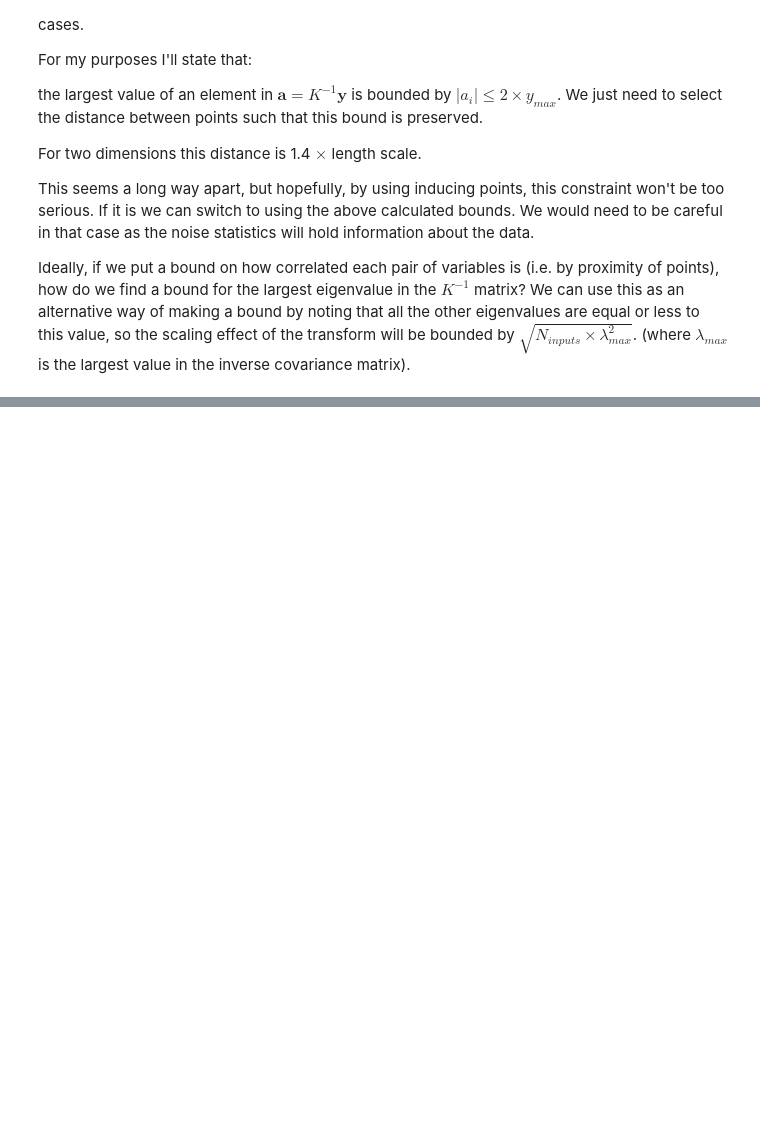
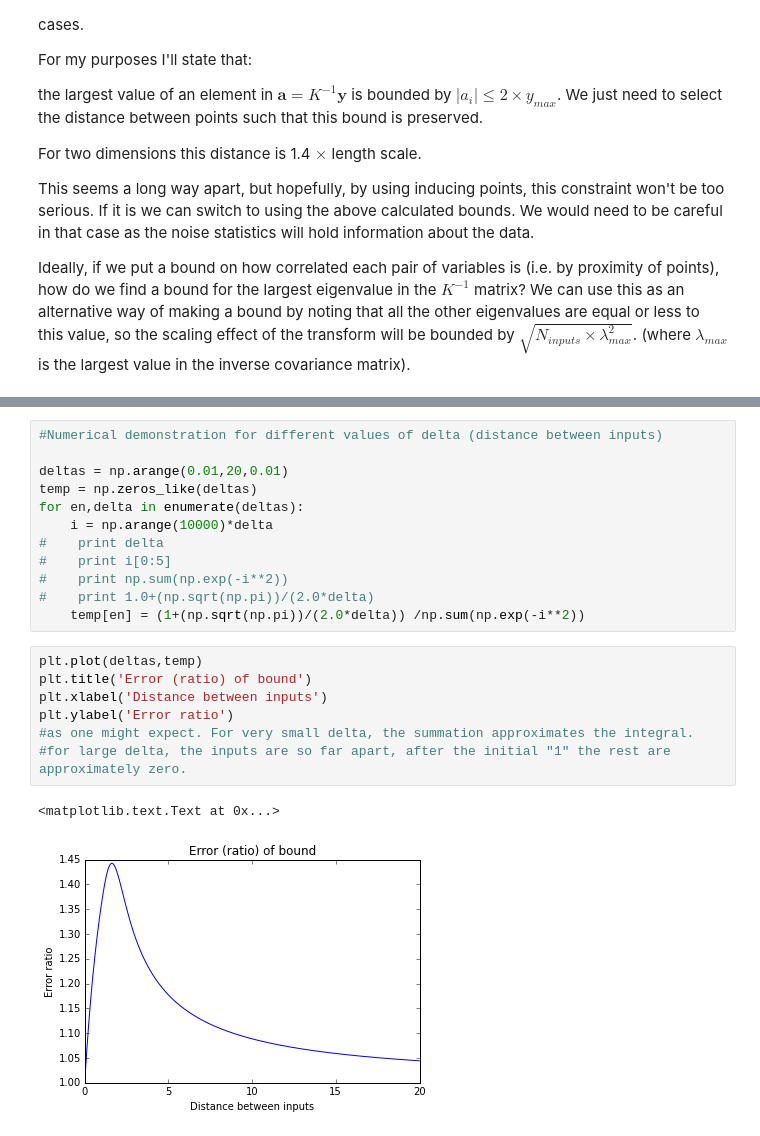
Before and after one commit to scikic/virtual, a Jupyter notebook: Virtual Patient 3.ipynb, the cells around one changed output, grey strips where cells are left out. Drawn from its saved outputs; the diff is of its cells as text; blank space fills up the shorter version.

```diff
--- a/Virtual Patient 3.ipynb
+++ b/Virtual Patient 3.ipynb
@@ -122,0 +181,22 @@ This looks like the integral of a gaussian.
+# %%
+#Numerical demonstration for different values of delta (distance between inputs)
+
+deltas = np.arange(0.01,20,0.01)
+temp = np.zeros_like(deltas)
+for en,delta in enumerate(deltas):
+    i = np.arange(10000)*delta
+#    print delta
+#    print i[0:5]
+#    print np.sum(np.exp(-i**2))
+#    print 1.0+(np.sqrt(np.pi))/(2.0*delta)
+    temp[en] = (1+(np.sqrt(np.pi))/(2.0*delta)) /np.sum(np.exp(-i**2))
+# %%
+plt.plot(deltas,temp)
+plt.title('Error (ratio) of bound')
+plt.xlabel('Distance between inputs')
+plt.ylabel('Error ratio')
+#as one might expect. For very small delta, the summation approximates the integral.
+#for large delta, the inputs are so far apart, after the initial "1" the rest are approximately zero.
+# %% [output]
+<matplotlib.text.Text at 0x...>
+[figure, added]
```
Also changed, not shown: parts of 9 cells of this notebook, 1 other file.
